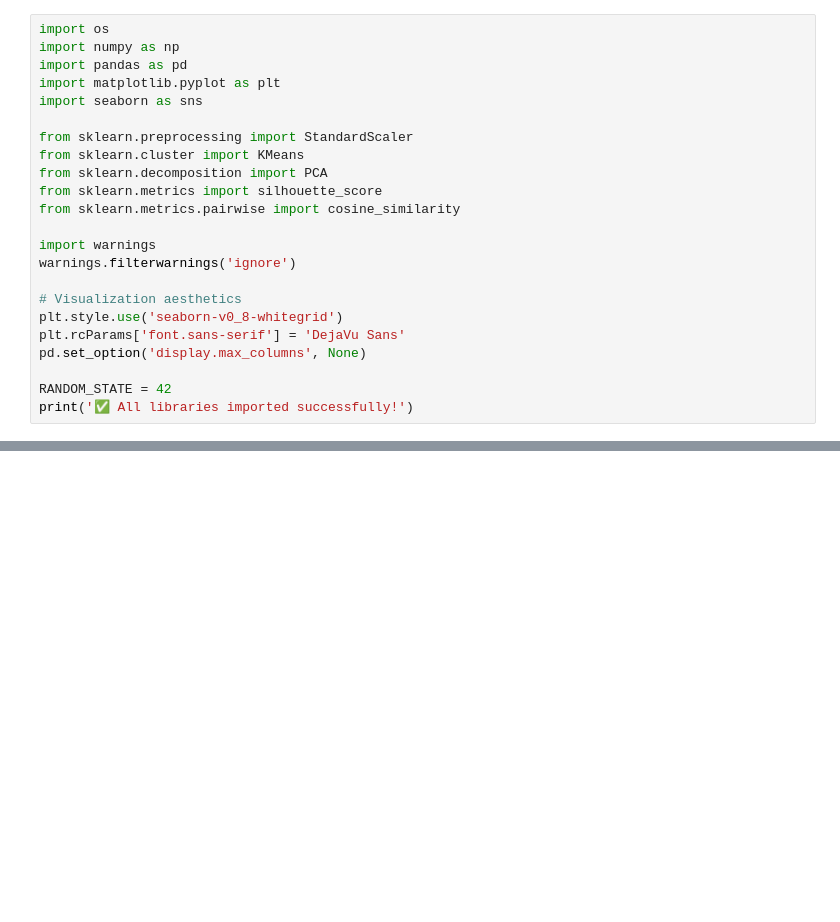
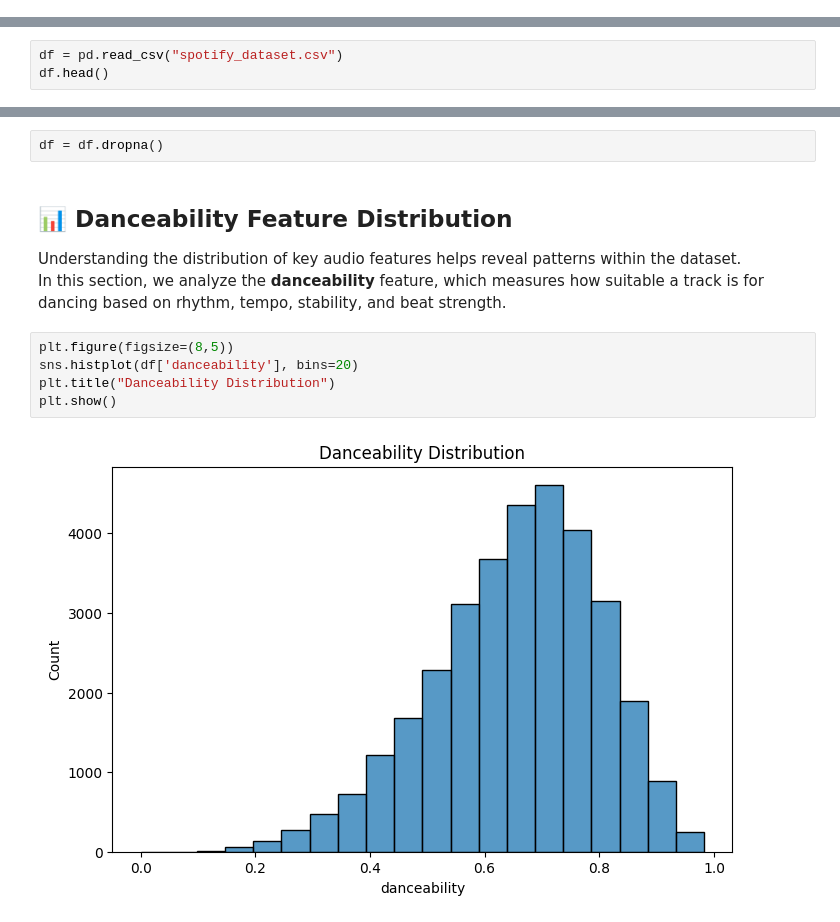
Before and after one commit to Mishva-Boda/Spotify_Genre_Segmentation, a Jupyter notebook: Spotify_Genre_Segmentation.ipynb, the cells around one changed output, grey strips where cells are left out. Cells and saved outputs as stored; diff of their text form; blank space fills up the shorter version.

```diff
--- a/Spotify_Genre_Segmentation.ipynb
+++ b/Spotify_Genre_Segmentation.ipynb
@@ -49,23 +0,0 @@ In this section, we import the required Python libraries for data processing, st
-# %%
-import os
-import numpy as np
-import pandas as pd
-import matplotlib.pyplot as plt
-import seaborn as sns
-
-from sklearn.preprocessing import StandardScaler
-from sklearn.cluster import KMeans
-from sklearn.decomposition import PCA
-from sklearn.metrics import silhouette_score
-from sklearn.metrics.pairwise import cosine_similarity
-
-import warnings
-warnings.filterwarnings('ignore')
-
-# Visualization aesthetics
-plt.style.use('seaborn-v0_8-whitegrid')
-plt.rcParams['font.sans-serif'] = 'DejaVu Sans'
-pd.set_option('display.max_columns', None)
-
-RANDOM_STATE = 42
-print('✅ All libraries imported successfully!')
@@ -512,0 +85,3 @@ display(recs_2)
+# %%
+df = pd.read_csv("spotify_dataset.csv")
+df.head()
@@ -512,0 +147,14 @@ display(recs_2)
+# %%
+df = df.dropna()
+# %% [markdown]
+## 📊 Danceability Feature Distribution
+
+Understanding the distribution of key audio features helps reveal patterns within the dataset.
+In this section, we analyze the **danceability** feature, which measures how suitable a track is for dancing based on rhythm, tempo, stability, and beat strength.
+# %%
+plt.figure(figsize=(8,5))
+sns.histplot(df['danceability'], bins=20)
+plt.title("Danceability Distribution")
+plt.show()
+# %% [output]
+[figure, added]
```
Also changed, not shown: parts of 97 cells of this notebook.
